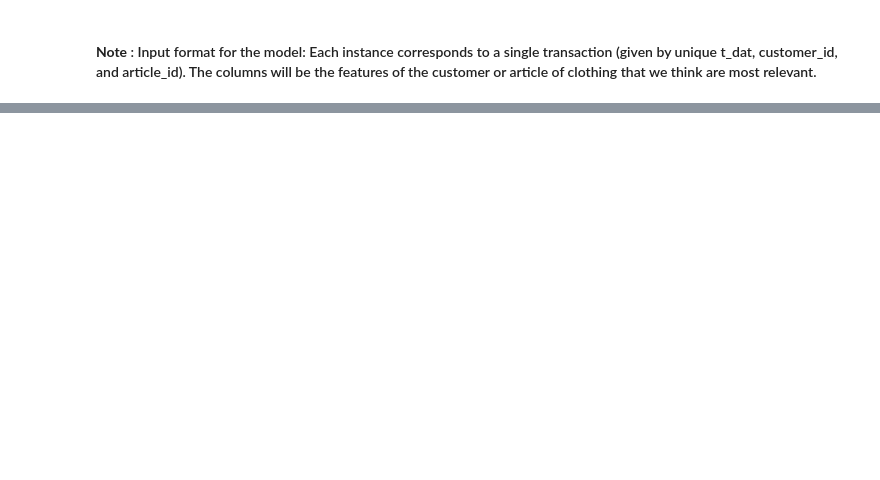
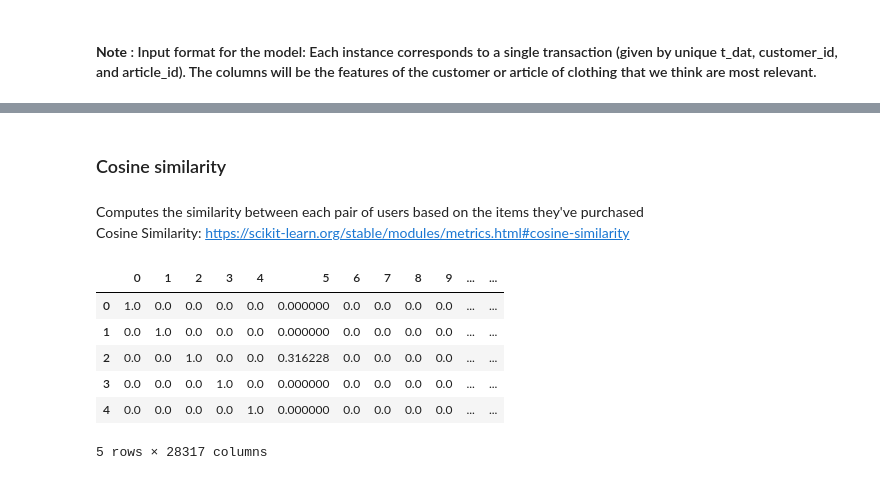
Before and after one commit to msmillan7/Kaggle_Competition-HM_Recommender_System, a Jupyter notebook: ML_Approaches_Testing_Mileva.ipynb, the cells around one changed output, grey strips where cells are left out. Cells and saved outputs as stored; diff of their text form; code cells hidden in the pictures; blank space fills up the shorter version.

Commit message:
User based collaborative filtering

```diff
--- a/EDA_Mileva.ipynb
+++ b/ML_Approaches_Testing_Mileva.ipynb
@@ -206,0 +225,7 @@ transactions.head()
+# %%
+customer_article_count = transactions[:100000]\
+                        .groupby(['customer_id', 'article_id'])['t_dat']\
+                        .count()\
+                        .reset_index()
+customer_article_count = customer_article_count.rename(columns = {'t_dat': 'count'})
+customer_article_count.head()
@@ -206,0 +244,3 @@ transactions.head()
+# %%
+customer_item_matrix = customer_article_count.pivot(index = 'customer_id', columns = 'article_id', values = 'count')
+customer_item_matrix.head()
@@ -206,0 +258,4 @@ transactions.head()
+# %%
+# customer_item_matrix = customer_item_matrix.applymap(lambda x: 1 if x > 0 else 0) # Very slow
+customer_item_matrix = (customer_item_matrix>0).astype(np.int8) #.astype isn't the best approach, but much faster
+customer_item_matrix.head()
@@ -206,0 +271,17 @@ transactions.head()
+# %% [markdown]
+### Cosine similarity
+# %% [markdown]
+Computes the similarity between each pair of users based on the items they've purchased<br>
+Cosine Similarity: https://scikit-learn.org/stable/modules/metrics.html#cosine-similarity
+# %%
+from sklearn.metrics.pairwise import cosine_similarity
+user_to_user_sim_matrix = pd.DataFrame(cosine_similarity(customer_item_matrix))
+user_to_user_sim_matrix.head()
+# %% [output]
+|  | 0 | 1 | 2 | 3 | 4 | 5 | 6 | 7 | 8 | 9 | ... | ... |
+| 0 | 1.0 | 0.0 | 0.0 | 0.0 | 0.0 | 0.000000 | 0.0 | 0.0 | 0.0 | 0.0 | ... | ... |
+| 1 | 0.0 | 1.0 | 0.0 | 0.0 | 0.0 | 0.000000 | 0.0 | 0.0 | 0.0 | 0.0 | ... | ... |
+| 2 | 0.0 | 0.0 | 1.0 | 0.0 | 0.0 | 0.316228 | 0.0 | 0.0 | 0.0 | 0.0 | ... | ... |
+| 3 | 0.0 | 0.0 | 0.0 | 1.0 | 0.0 | 0.000000 | 0.0 | 0.0 | 0.0 | 0.0 | ... | ... |
+| 4 | 0.0 | 0.0 | 0.0 | 0.0 | 1.0 | 0.000000 | 0.0 | 0.0 | 0.0 | 0.0 | ... | ... |
+5 rows × 28317 columns
```
Also changed, not shown: parts of 36 cells of this notebook.
